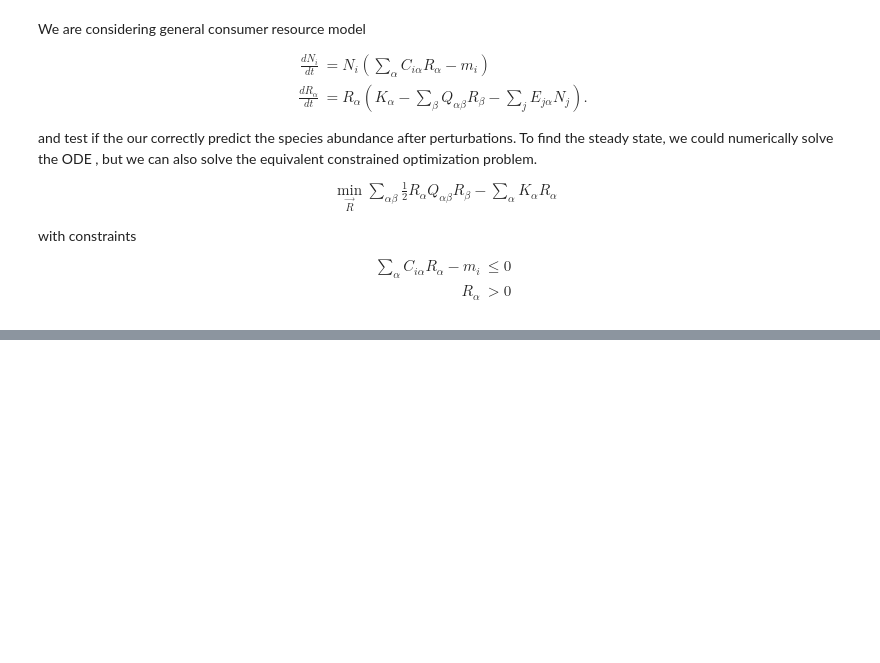
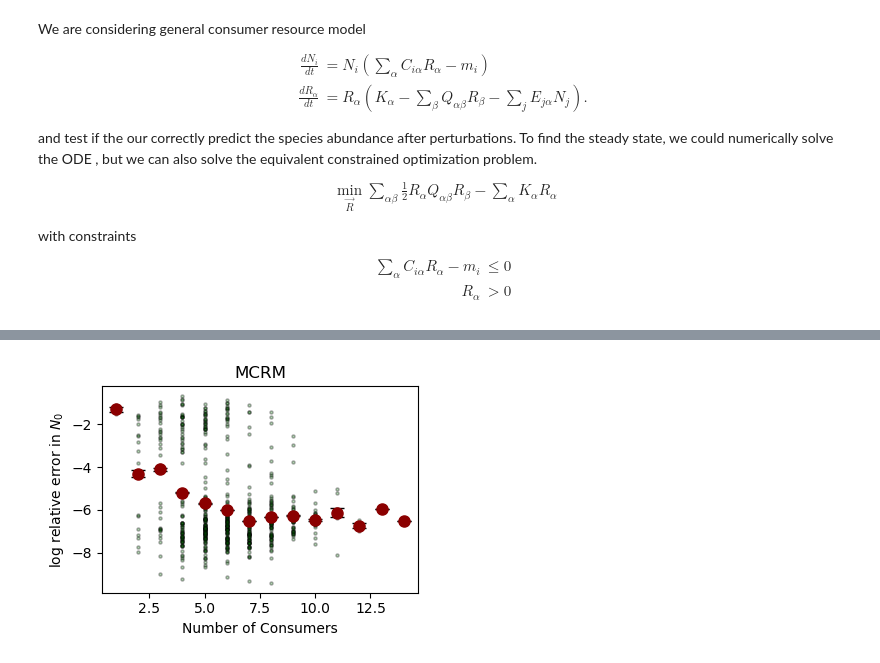
Before and after one commit to Emergent-Behaviors-in-Biology/invasion-theory, a Jupyter notebook: general_MCRM.ipynb, the cells around one changed output, grey strips where cells are left out. Saved outputs shown, nothing was run; the diff lists cells and outputs as text; code cells hidden in the pictures; blank space fills up the shorter version.

Commit message:
updated version
Added new analysis, fixed old systematic error

```diff
--- a/general_MCRM.ipynb
+++ b/general_MCRM.ipynb
@@ -913,0 +707,59 @@ plt.show()
+# %%
+
+n_consumers=[]
+similarity_score=[]
+count_yes=0
+count_no=0
+for sim_bool, pred_bool in zip(MCRM_unpacked_data['sim_Nbools'], MCRM_unpacked_data['prediction_Nbool']):
+    # Get intersection of where both sim and pred are True
+    intersection = np.logical_and(sim_bool[:-1], pred_bool[:-1])
+    # Count number of True values
+
+    if pred_bool[-1]:
+        n_consumers.append(np.sum(intersection))
+        similarity_score.append(np.sum(intersection)/len(sim_bool))
+
+# Calculate relative error for N_0
+relative_error_N0 = np.abs(filtered_simulation_invader - filtered_prediction_invader) / filtered_simulation_invader
+
+
+# Create arrays to store mean and percentiles for each unique number of consumers
+unique_n_consumers = np.unique(n_consumers)
+mean_errors = []
+error_bars = []
+# percentile_25 = []
+# percentile_75 = []
+
+# Calculate statistics for each unique number of consumers
+for n in unique_n_consumers:
+    mask = np.array(n_consumers) == n
+    errors = relative_error_N0[mask]
+
+    # Calculate statistics in log scale
+    log_errors = np.log10(errors)
+    mean_errors.append(np.mean(log_errors))
+    error_bars.append(np.std(log_errors)/len(errors))
+    # percentile_25.append(np.percentile(log_errors, 25))
+    # percentile_75.append(np.percentile(log_errors, 75))
+
+
+# Create new figure
+plt.figure(figsize=(4, 3))
+
+# Plot mean with error bars
+plt.errorbar(unique_n_consumers, mean_errors, yerr=error_bars,
+             fmt='o', capsize=5, capthick=1, ecolor='black',
+             markersize=8, color='darkred', label='Mean with standard error')
+
+plt.scatter(n_consumers, np.log10(relative_error_N0), alpha=0.3, s=5, c='darkgreen', edgecolor='black')
+
+plt.xlabel('Number of Consumers')
+plt.ylabel('log relative error in $N_0$')
+plt.title('MCRM')
+#plt.legend()
+
+plt.tight_layout()
+plt.savefig("MCRM_mean_error_vs_consumers.pdf", format="pdf")
+plt.show()
+# %% [output]
+[figure, added]
```
Also changed, not shown: parts of 13 cells of this notebook, 6 other files.
